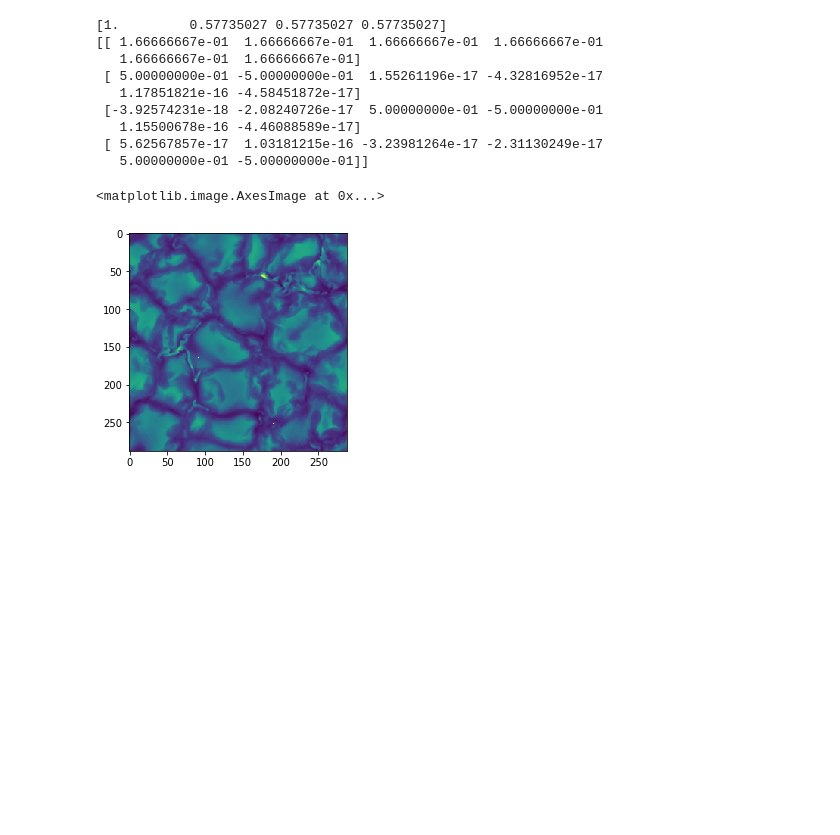
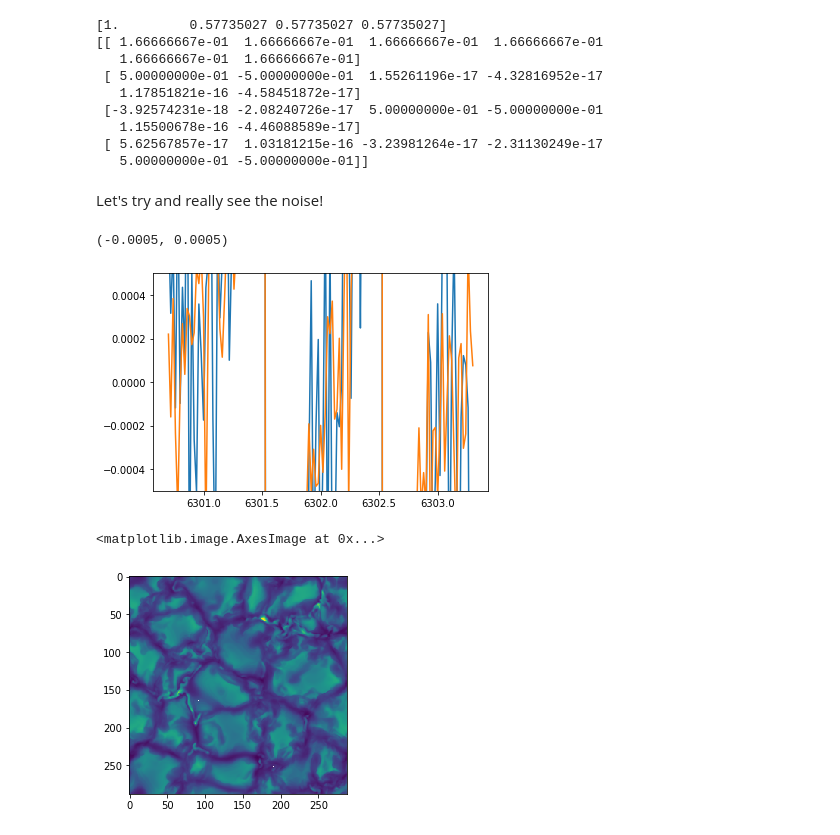
Before and after one commit to ivanzmilic/modulation_exercise, a Jupyter notebook: Handson2.ipynb, the cells around one changed output. Drawn from its saved outputs; the diff is of its cells as text; code cells hidden in the pictures; blank space fills up the shorter version.

```diff
--- a/Handson2.ipynb
+++ b/Handson2.ipynb
@@ -252,6 +250,15 @@ print (O_inv)
    1.15500678e-16 -4.46088589e-17]
  [ 5.62567857e-17  1.03181215e-16 -3.23981264e-17 -2.31130249e-17
    5.00000000e-01 -5.00000000e-01]]
+# %% [markdown]
+Let's try and really see the noise!
+# %%
+plt.plot(wavelength,I_inferred_4[3]/I_inferred_4[0])
+plt.plot(wavelength,I_inferred_6[3]/I_inferred_6[0])
+plt.ylim([-5E-4,5E-4])
+# %% [output]
+(-0.0005, 0.0005)
+[figure, added]
 # %%
 plt.imshow(stokes[:,:,0,0])
 # %% [output]
```
Also changed, not shown: parts of 6 cells of this notebook.
